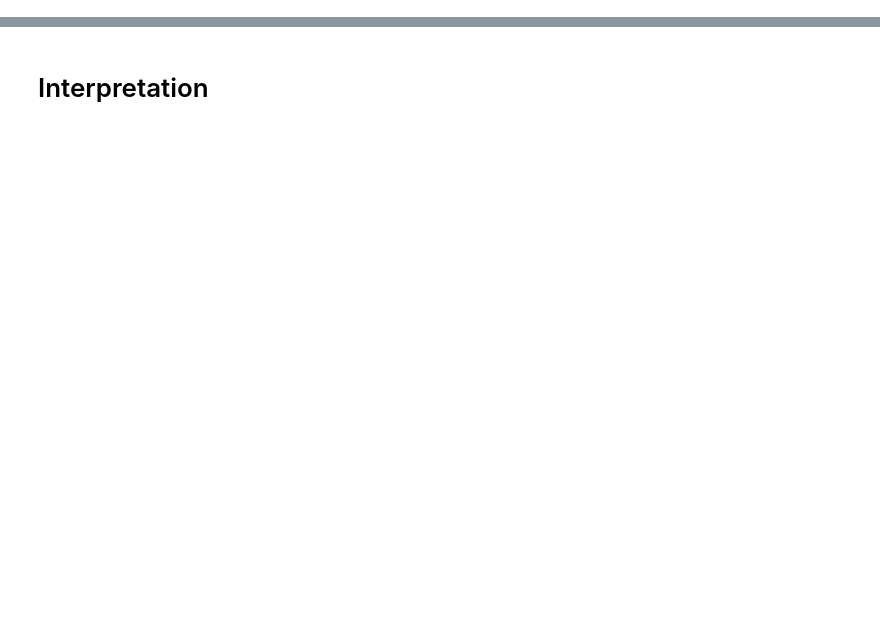
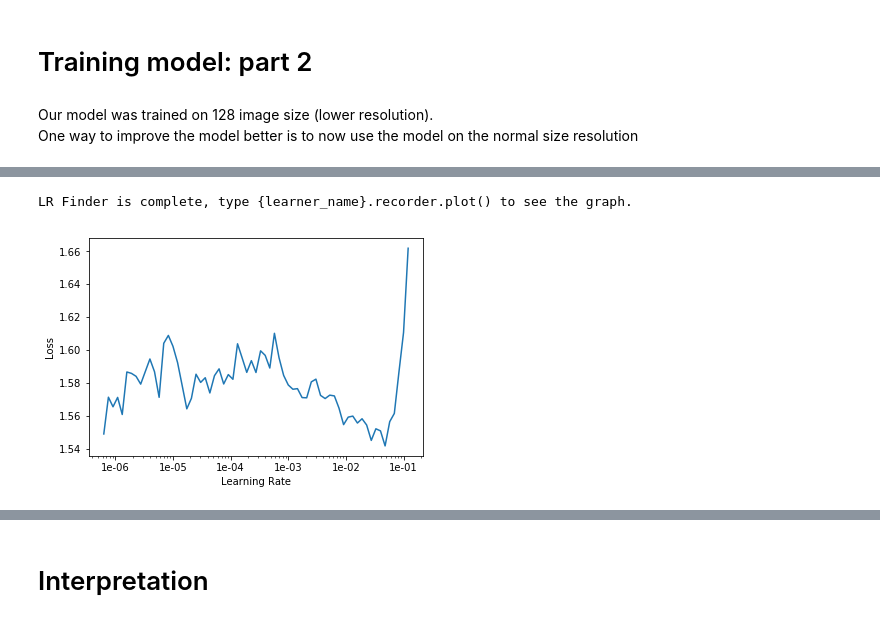
Before and after one commit to npatta01/deep-learning-food, a Jupyter notebook: notebooks/2_training_fastai.ipynb, the cells around one changed output, grey strips where cells are left out. Saved outputs shown, nothing was run; the diff lists cells and outputs as text; code cells hidden in the pictures; blank space fills up the shorter version.

```diff
--- a/notebooks/2_training_fastai.ipynb
+++ b/notebooks/2_training_fastai.ipynb
@@ -85,2 +133,2 @@ learn.save(f'{model_name}-stage-1')
 # %%
-learn.load(f'{model_name}-stage-1')
+learn.load(f'stage-1');
@@ -115,2 +162,12 @@ learn.save(f'{model_name}-stage-2')
-# %%
-learn.load(f'{model_name}-stage-2');
+# %% [markdown]
+# Training model: part 2
+# %% [markdown]
+Our model was trained on 128 image size (lower resolution).
+One way to improve the model better is to now use the model on the normal size resolution
+# %%
+# switch resolution
+data = ImageDataBunch.from_folder(path, valid_pct=0.2,
+        ds_tfms=get_transforms(), size=224, num_workers=8, bs=64).normalize(imagenet_stats)
+
+
+learn.data = data
@@ -116,0 +177,4 @@ learn.load(f'{model_name}-stage-2');
+# %%
+learn.lr_find()
+learn.recorder.plot(skip_end=10)
+# %% [output]
@@ -116,0 +182,2 @@ learn.load(f'{model_name}-stage-2');
+LR Finder is complete, type {learner_name}.recorder.plot() to see the graph.
+[figure, added]
```
Also changed, not shown: parts of 42 cells of this notebook, 1 other file.
